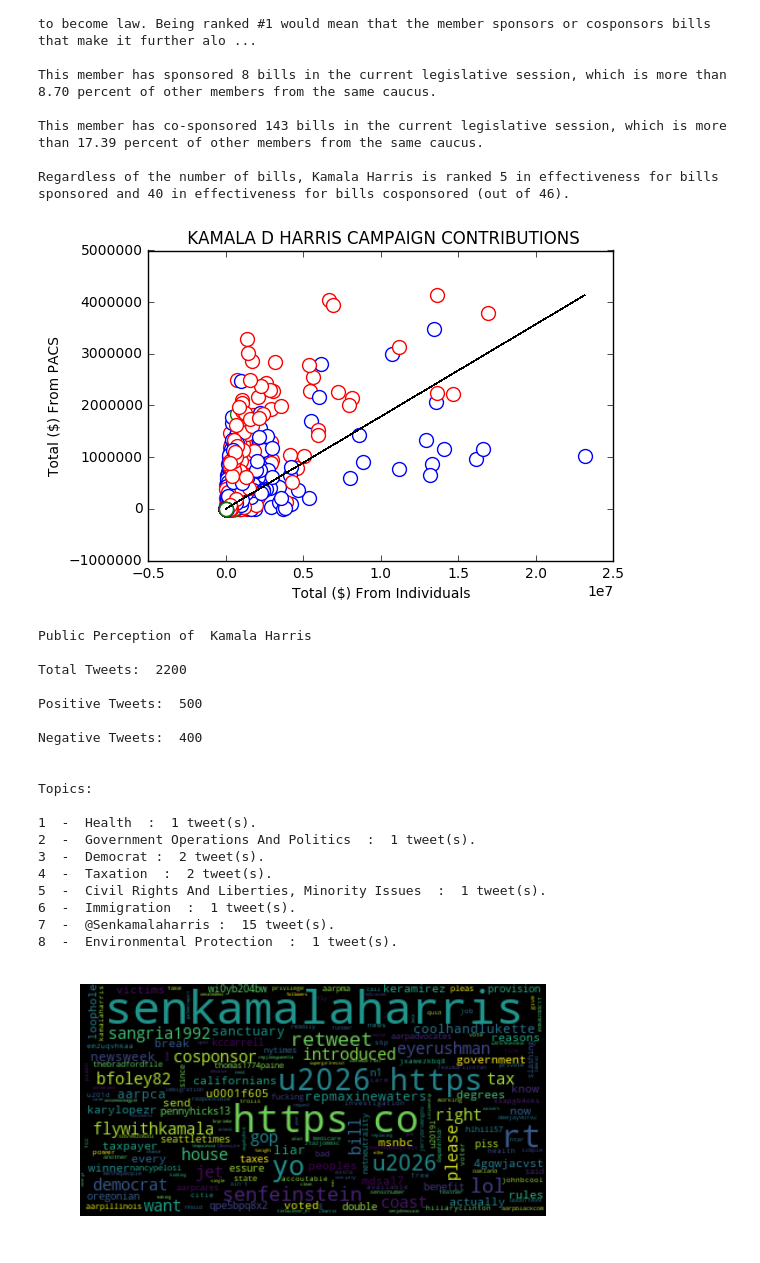
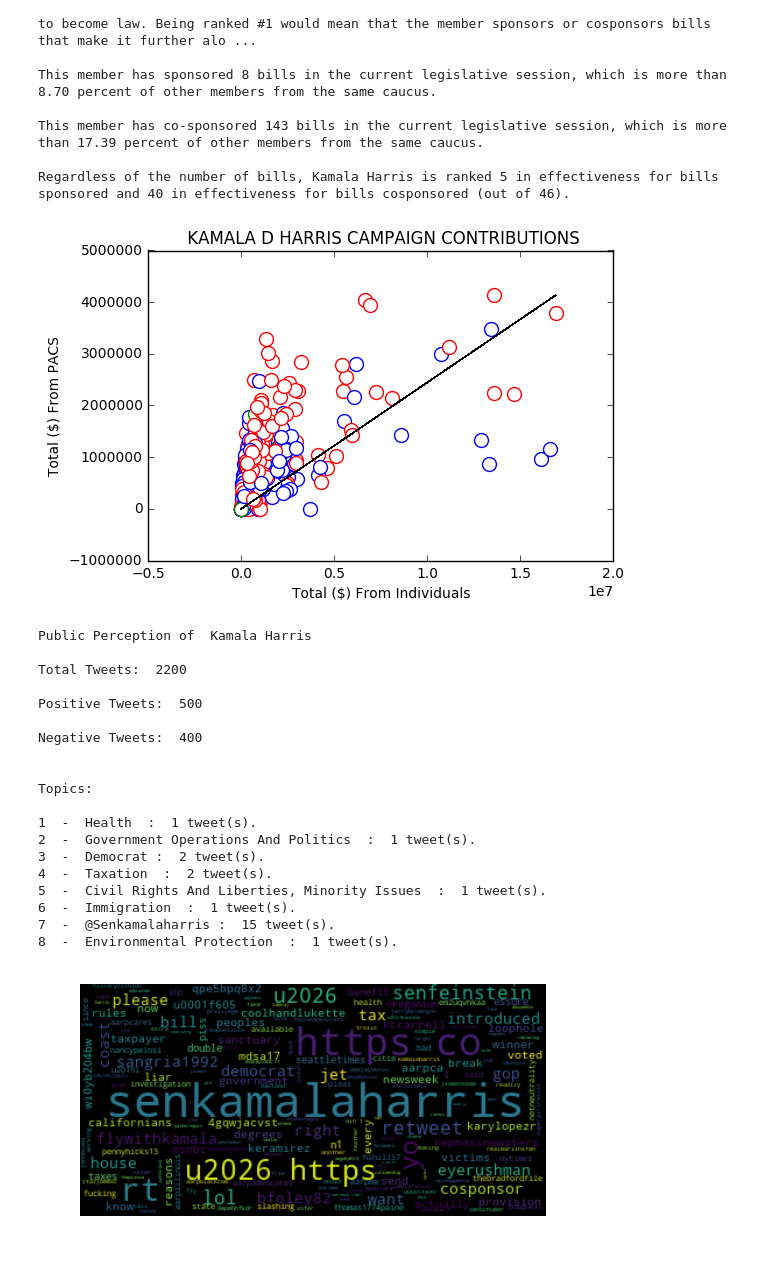
Before and after one commit to mslisa/PoliticalInsights, a Jupyter notebook: Metric_utils_test.ipynb, the cells around one changed output. Cells and saved outputs as stored; diff of their text form; code cells hidden in the pictures.

```diff
--- a/Metric_utils_test.ipynb
+++ b/Metric_utils_test.ipynb
@@ -73,33 +73,33 @@ This member has co-sponsored 143 bills in the current legislative session, which
 
 Regardless of the number of bills, Kamala Harris is ranked 5 in effectiveness for bills sponsored and 40 in effectiveness for bills cosponsored (out of 46).
 # %%
-df1 = pd.read_csv("findata/fincampaign.csv",header=None)
+df1 = pd.read_csv("findata/fincampaign_w_twitter.csv",header=None)
 f = metric_utils.financials()
-ff = f.fin_plot(df1, "S6CA00584")
+ff = f.fin_plot(df1, temp_id)
 # %% [output]
-[figure, old version]
+[figure, new version]
 # %%
 df_t = pd.read_csv('findata/final_twitter_df.csv')
 t = metric_utils.twitter_stuff()
-tt = t.twitter(df_t, "H001075")
+tt = t.twitter(df_t, temp_id)
 # %% [output]
 Public Perception of  Kamala Harris
 
 Total Tweets:  2200
 
 Positive Tweets:  500
 
 Negative Tweets:  400
 
 
 Topics:
 
 1  -  Health  :  1 tweet(s).
 2  -  Government Operations And Politics  :  1 tweet(s).
 3  -  Democrat :  2 tweet(s).
 4  -  Taxation  :  2 tweet(s).
 5  -  Civil Rights And Liberties, Minority Issues  :  1 tweet(s).
 6  -  Immigration  :  1 tweet(s).
 7  -  @Senkamalaharris :  15 tweet(s).
 8  -  Environmental Protection  :  1 tweet(s).
-[figure, old version]
+[figure, new version]
```
Also changed, not shown: parts of 2 cells of this notebook, 7 other files.
